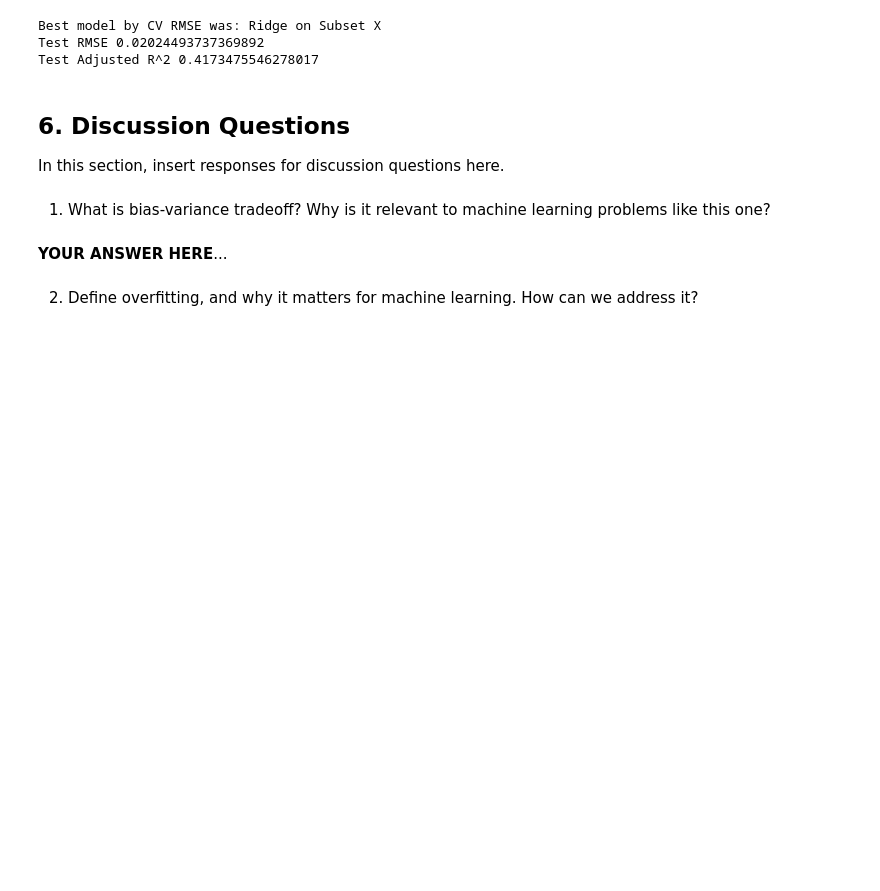
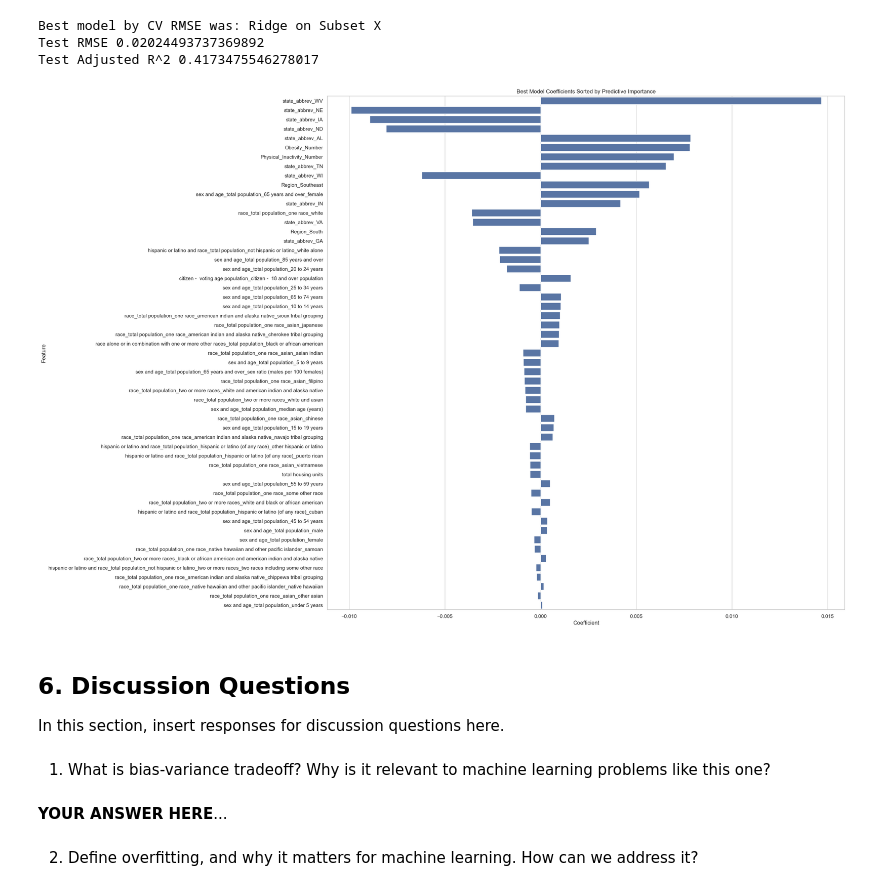
Before and after one commit to voramyoon/Computational-Social-Science-Projects, a Jupyter notebook: Project 2/Project 2 Students.ipynb, the cells around one changed output. Cells and saved outputs as stored; diff of their text form; code cells hidden in the pictures; blank space fills up the shorter version.

```diff
--- a/Project 2/Project 2 Students.ipynb
+++ b/Project 2/Project 2 Students.ipynb
@@ -917,6 +918,20 @@ print('Test Adjusted R^2', adj_r2(best_CV_estimator_test_pred, y_test,X_train_CV
 Best model by CV RMSE was: Ridge on Subset X
 Test RMSE 0.02024493737369892
 Test Adjusted R^2 0.4173475546278017
+# %%
+best_model_data = pd.DataFrame([ridge_grid_reg.best_estimator_.coef_, coef_selected]).T # make a dataframe from the arrays
+best_model_data.columns = ['Coefficient', 'Feature']           # add column names for clarity
+best_model_data_top=best_model_data.sort_values(by='Coefficient',ascending=False,key=abs)
+best_model_data_top
+# plot
+ax = sns.barplot(x="Coefficient",                           # add x
+                 y="Feature",                               # add y
+                 data=best_model_data_top)                         # specify data
+
+ax.set_title("Best Model Coefficients Sorted by Predictive Importance")                            # set title
+plt.show()
+# %% [output]
+[figure, added]
 # %% [markdown]
 ## 6. Discussion Questions
 
```
Also changed, not shown: parts of 13 cells of this notebook.
